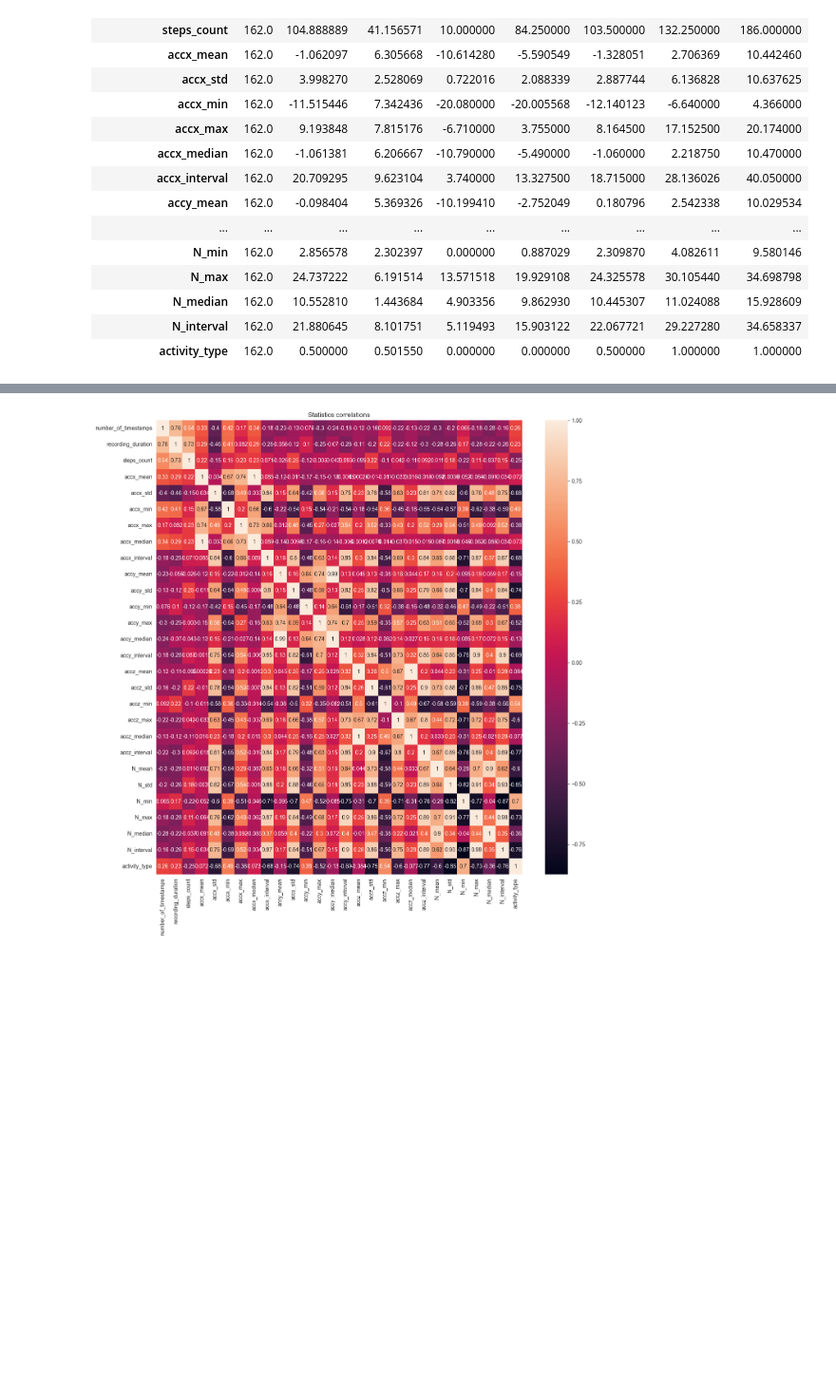
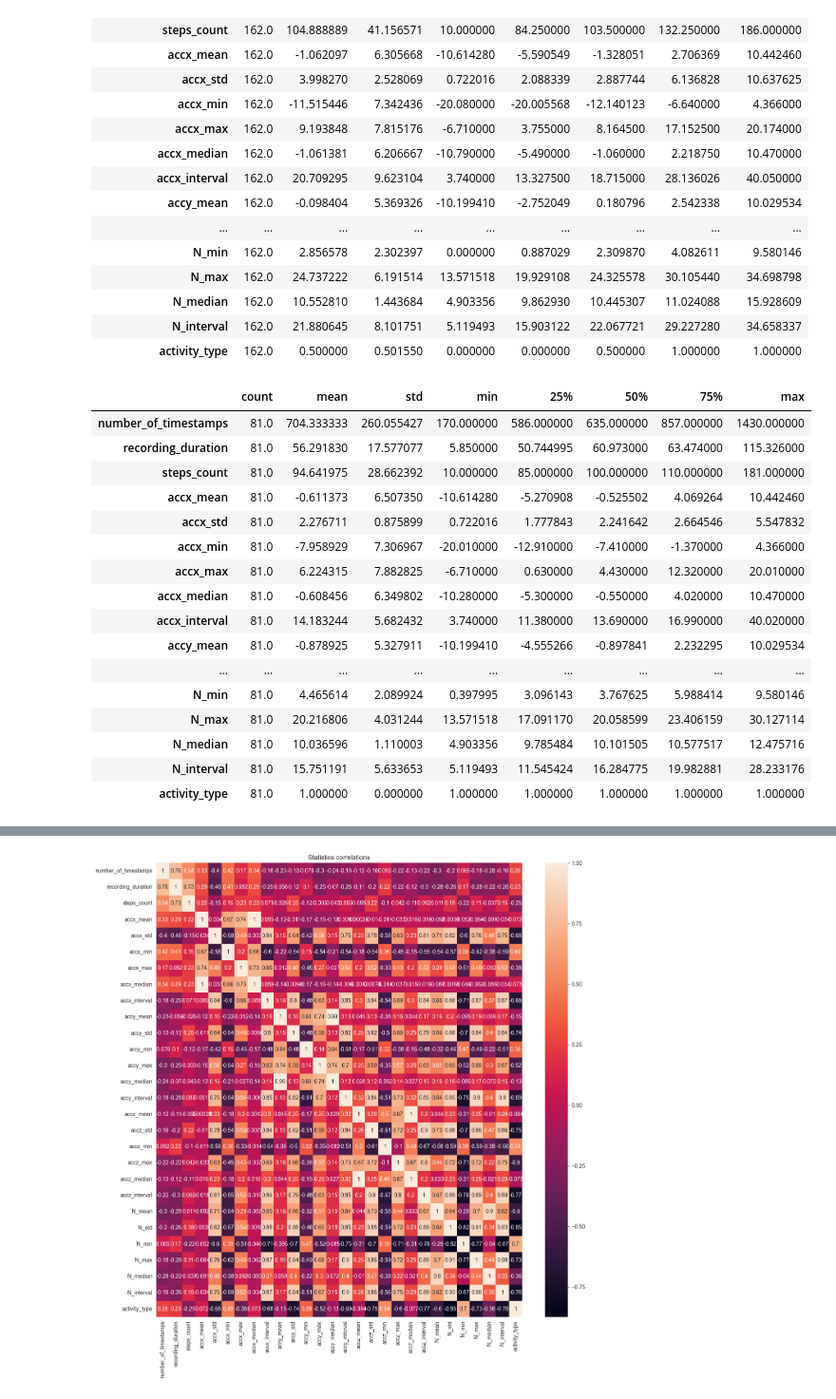
Before and after one commit to YarinBS/IoT_Walking_Running_Data_Analysis, a Jupyter notebook: Data_Analysis.ipynb, the cells around one changed output, grey strips where cells are left out. Shown at 95% size. Drawn from its saved outputs; the diff is of its cells as text; code cells hidden in the pictures; blank space fills up the shorter version.

```diff
--- a/Data_Analysis.ipynb
+++ b/Data_Analysis.ipynb
@@ -214,6 +214,10 @@ Initial size: 254
 Final size: 162
 # %% [markdown]
 Before analyzing, we add a new column `N` which equals to `sqrt((ACC X)^2 +(ACC Y)^2 +(ACC Z)^2)`:
+# %%
+for df in dataframes:
+    for col in df.columns:
+        df[col] = df[col].astype('float64')
 # %%
 from math import sqrt
 
@@ -255,5 +260,7 @@ display(dataframes[0].describe().T)
 # %%
 rows = []
+walk_rows = []
+run_rows = []
 
 for df in dataframes:
     stats_df = df.describe().T
@@ -299,6 +306,11 @@ for df in dataframes:
            N_mean, N_std, N_min, N_max, N_median, N_interval, activity_type]
     rows.append(row)
 
+    if 'walk' in df.name:
+        walk_rows.append(row)
+    else:
+        run_rows.append(row)
+
 stats_dataframe = pd.DataFrame(rows, columns=['number_of_timestamps', 'recording_duration', 'steps_count',
                                               'accx_mean', 'accx_std', 'accx_min', 'accx_max', 'accx_median',
                                               'accx_interval',
@@ -309,6 +321,28 @@ stats_dataframe = pd.DataFrame(rows, columns=['number_of_timestamps', 'recording
                                               'N_mean', 'N_std', 'N_min', 'N_max', 'N_median', 'N_interval',
                                               'activity_type'])
 
+# For analyzing the walk files separately
+walk_stats_dataframe = pd.DataFrame(walk_rows, columns=['number_of_timestamps', 'recording_duration', 'steps_count',
+                                              'accx_mean', 'accx_std', 'accx_min', 'accx_max', 'accx_median',
+                                              'accx_interval',
+                                              'accy_mean', 'accy_std', 'accy_min', 'accy_max', 'accy_median',
+                                              'accy_interval',
+                                              'accz_mean', 'accz_std', 'accz_min', 'accz_max', 'accz_median',
+                                              'accz_interval',
+                                              'N_mean', 'N_std', 'N_min', 'N_max', 'N_median', 'N_interval',
+                                              'activity_type'])
+
+# For analyzing the run files separately
+run_stats_dataframe = pd.DataFrame(run_rows, columns=['number_of_timestamps', 'recording_duration', 'steps_count',
+                                              'accx_mean', 'accx_std', 'accx_min', 'accx_max', 'accx_median',
+                                              'accx_interval',
+                                              'accy_mean', 'accy_std', 'accy_min', 'accy_max', 'accy_median',
+                                              'accy_interval',
+                                              'accz_mean', 'accz_std', 'accz_min', 'accz_max', 'accz_median',
+                                              'accz_interval',
+                                              'N_mean', 'N_std', 'N_min', 'N_max', 'N_median', 'N_interval',
+                                              'activity_type'])
+
 display(stats_dataframe)
 # %% [output]
 |  | number_of_timestamps | recording_duration | steps_count | accx_mean | accx_std | accx_min | accx_max | ... |
@@ -344,3 +378,23 @@ display(stats_dataframe.describe().T)
 | N_median | 162.0 | 10.552810 | 1.443684 | 4.903356 | 9.862930 | 10.445307 | 11.024088 | 15.928609 |
 | N_interval | 162.0 | 21.880645 | 8.101751 | 5.119493 | 15.903122 | 22.067721 | 29.227280 | 34.658337 |
 | activity_type | 162.0 | 0.500000 | 0.501550 | 0.000000 | 0.000000 | 0.500000 | 1.000000 | 1.000000 |
+# %%
+display(walk_stats_dataframe.describe().T)
+# %% [output]
+|  | count | mean | std | min | 25% | 50% | 75% | max |
+| number_of_timestamps | 81.0 | 704.333333 | 260.055427 | 170.000000 | 586.000000 | 635.000000 | 857.000000 | 1430.000000 |
+| recording_duration | 81.0 | 56.291830 | 17.577077 | 5.850000 | 50.744995 | 60.973000 | 63.474000 | 115.326000 |
+| steps_count | 81.0 | 94.641975 | 28.662392 | 10.000000 | 85.000000 | 100.000000 | 110.000000 | 181.000000 |
+| accx_mean | 81.0 | -0.611373 | 6.507350 | -10.614280 | -5.270908 | -0.525502 | 4.069264 | 10.442460 |
+| accx_std | 81.0 | 2.276711 | 0.875899 | 0.722016 | 1.777843 | 2.241642 | 2.664546 | 5.547832 |
+| accx_min | 81.0 | -7.958929 | 7.306967 | -20.010000 | -12.910000 | -7.410000 | -1.370000 | 4.366000 |
+| accx_max | 81.0 | 6.224315 | 7.882825 | -6.710000 | 0.630000 | 4.430000 | 12.320000 | 20.010000 |
+| accx_median | 81.0 | -0.608456 | 6.349802 | -10.280000 | -5.300000 | -0.550000 | 4.020000 | 10.470000 |
+| accx_interval | 81.0 | 14.183244 | 5.682432 | 3.740000 | 11.380000 | 13.690000 | 16.990000 | 40.020000 |
+| accy_mean | 81.0 | -0.878925 | 5.327911 | -10.199410 | -4.555266 | -0.897841 | 2.232295 | 10.029534 |
+| ... | ... | ... | ... | ... | ... | ... | ... | ... |
+| N_min | 81.0 | 4.465614 | 2.089924 | 0.397995 | 3.096143 | 3.767625 | 5.988414 | 9.580146 |
+| N_max | 81.0 | 20.216806 | 4.031244 | 13.571518 | 17.091170 | 20.058599 | 23.406159 | 30.127114 |
+| N_median | 81.0 | 10.036596 | 1.110003 | 4.903356 | 9.785484 | 10.101505 | 10.577517 | 12.475716 |
+| N_interval | 81.0 | 15.751191 | 5.633653 | 5.119493 | 11.545424 | 16.284775 | 19.982881 | 28.233176 |
+| activity_type | 81.0 | 1.000000 | 0.000000 | 1.000000 | 1.000000 | 1.000000 | 1.000000 | 1.000000 |
```
Also changed, not shown: parts of 10 cells of this notebook, 4 other files.
